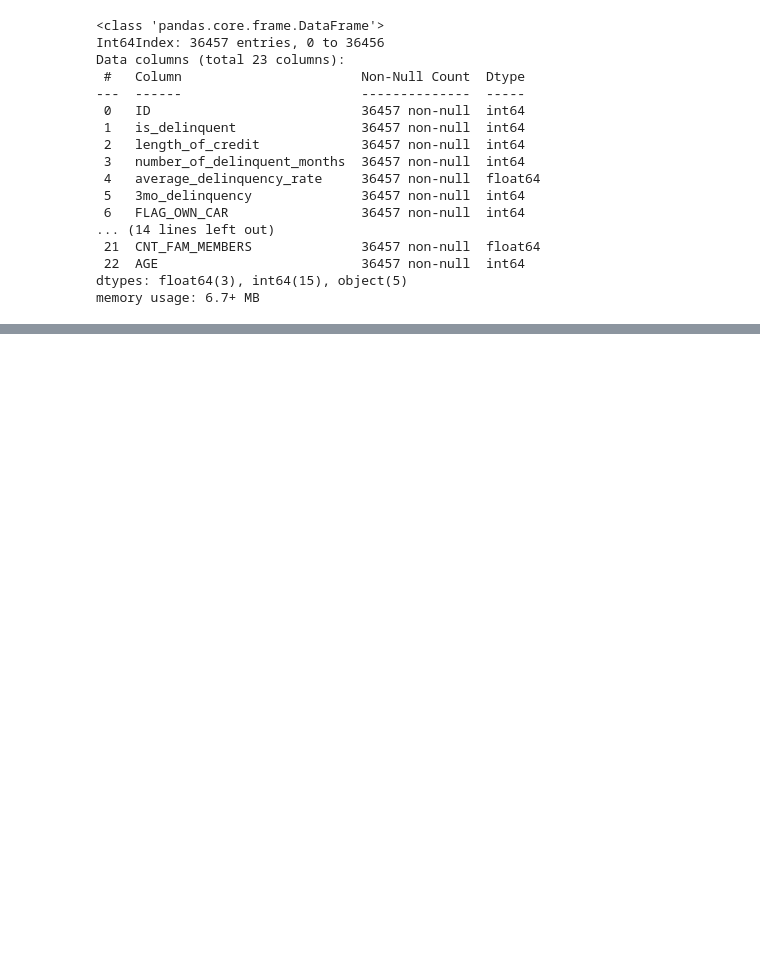
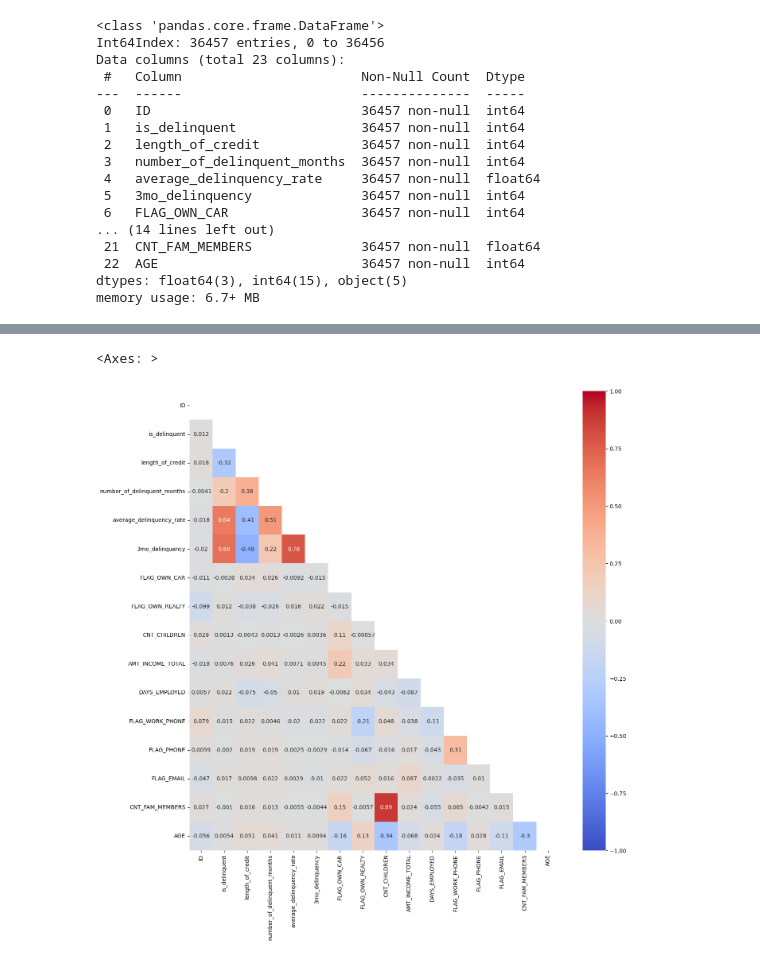
Before and after one commit to gabrielafichtner/credit-card-delinquency, a Jupyter notebook: Notebooks/01 - EDA.ipynb, the cells around one changed output, grey strips where cells are left out. Drawn from its saved outputs; the diff is of its cells as text; code cells hidden in the pictures; blank space fills up the shorter version.

```diff
--- a/Notebooks/01 - EDA.ipynb
+++ b/Notebooks/01 - EDA.ipynb
@@ -468,0 +491,11 @@ memory usage: 6.7+ MB
+# %%
+numericals = list(data_merged.select_dtypes(include=['int64', 'float64']).columns)
+numericals.remove('DAYS_BIRTH')
+numericals.remove('FLAG_MOBIL')
+plt.figure(figsize=(15, 15))
+mask = np.triu(np.ones_like(data_merged[numericals].corr()))
+sns.heatmap(data_merged[numericals].corr(), mask=mask, cmap='coolwarm',
+            vmin = -1, vmax=1,annot=True);
+# %% [output]
+<Axes: >
+[figure, added]
```
Also changed, not shown: parts of 12 cells of this notebook.
